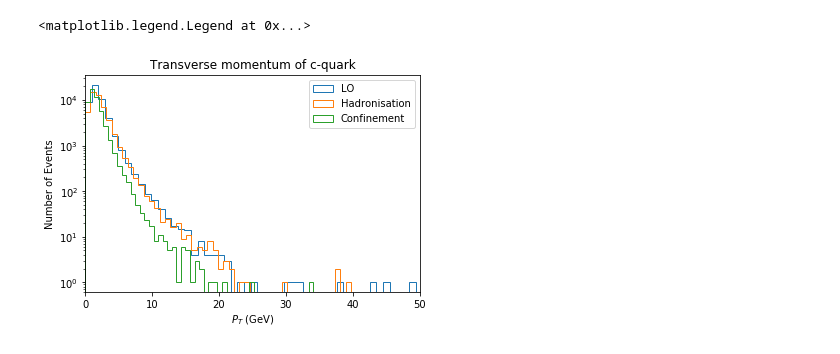
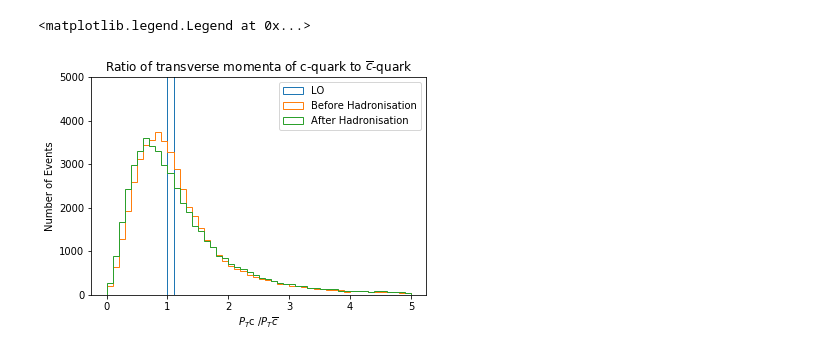
Before and after one commit to JoshuaKMWinter/HF_MPI_Studies, a Jupyter notebook: TestCharm.ipynb, the cells around one changed output. Drawn from its saved outputs; the diff is of its cells as text; code cells hidden in the pictures.

```diff
--- a/TestCharm.ipynb
+++ b/TestCharm.ipynb
@@ -10,6 +10,10 @@ def Delta_Phi(phi1, phi2):
     pi = 3.14159265358979323846
     dphi = abs(phi1 - phi2)
     return np.where(dphi > pi, 2*pi - dphi, dphi)
+def Delta_R(phi1, eta1, phi2, eta2):
+    dphi = Delta_Phi(phi1,phi2)
+    deta = abs( eta1 - eta2 )
+    return pow( dphi*dphi + deta*deta, 0.5 )
 # %%
 # Here below we are just reading the csv file
 dfcharm = pd.read_csv("input/EventData.csv")
@@ -47,3 +47,8 @@ dfcharm["dphi_ccLO"] = Delta_Phi(dfcharm["cLO_phi"], dfcharm["cbarLO_phi"])
 #angular separation of c-quark and respective D0 meson
 dfcharm["dphi_cD"] = Delta_Phi(dfcharm["c_phi"], dfcharm["D_phi"])
 dfcharm["dphi_cDbar"] = Delta_Phi(dfcharm["cbar_phi"], dfcharm["Dbar_phi"])
+#angular distance of daughter particles to their D-meson mother
+dfcharm["dR_DK"] = Delta_R(dfcharm["D_phi"],dfcharm["D_eta"],dfcharm["Kmi_phi"],dfcharm["Kmi_eta"])
+dfcharm["dR_Dpi"] = Delta_R(dfcharm["D_phi"],dfcharm["D_eta"],dfcharm["pipl_phi"],dfcharm["pipl_eta"])
+dfcharm["dR_DbarK"] = Delta_R(dfcharm["Dbar_phi"],dfcharm["Dbar_eta"],dfcharm["Kpl_phi"],dfcharm["Kpl_eta"])
+dfcharm["dR_Dbarpi"] = Delta_R(dfcharm["Dbar_phi"],dfcharm["Dbar_eta"],dfcharm["pimi_phi"],dfcharm["pimi_eta"])
@@ -70,14 +248,14 @@ plt.xlim([0.01,3])
 # %%
-#pT of charm states
-plt.yscale("log")
-plt.xlim([0,50])
-plt.title("Transverse momentum of c-quark")
-plt.xlabel(r'$P_T$ (GeV)')
+#pt ratio c to cbar
+
+plt.title(r'Ratio of transverse momenta of c-quark to $\overline{c}$-quark')
+plt.xlabel(r'$P_T$c /$P_T\overline{c}$')
 plt.ylabel('Number of Events')
-plt.hist(dfcharm["cLO_pT"], bins=50, label = "LO", histtype = "step", fill = False)
-plt.hist(dfcharm["c_pT"], bins=50, label = "Hadronisation", histtype = "step", fill = False)
-plt.hist(dfcharm["D_pT"], bins=50, label = "Confinement", histtype = "step", fill = False)
+plt.ylim([0,5000])
+plt.hist(dfcharm["cLO_ptratio"], bins=50, range = [0,5], label = "LO", histtype = "step", fill = False)
+plt.hist(dfcharm["c_ptratio"], bins=50, range = [0,5], label = "Before Hadronisation", histtype = "step", fill = False)
+plt.hist(dfcharm["D_ptratio"], bins=50, range = [0,5], label = "After Hadronisation", histtype = "step", fill = False)
 plt.legend()
 # %% [output]
 <matplotlib.legend.Legend at 0x...>
-[figure, old version]
+[figure, new version]
```
Also changed, not shown: parts of 26 cells of this notebook, 6 other files.
